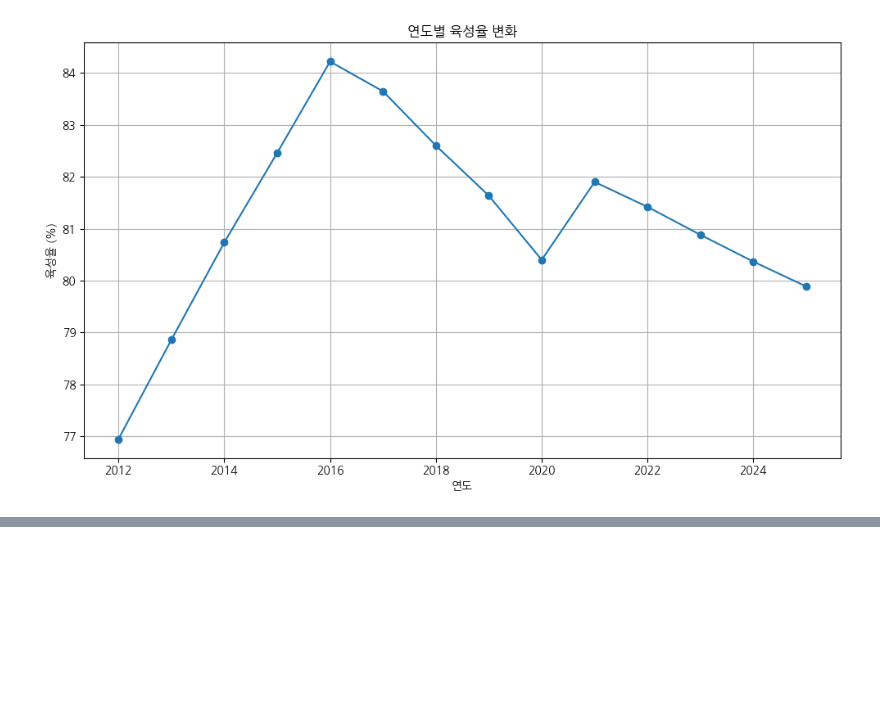
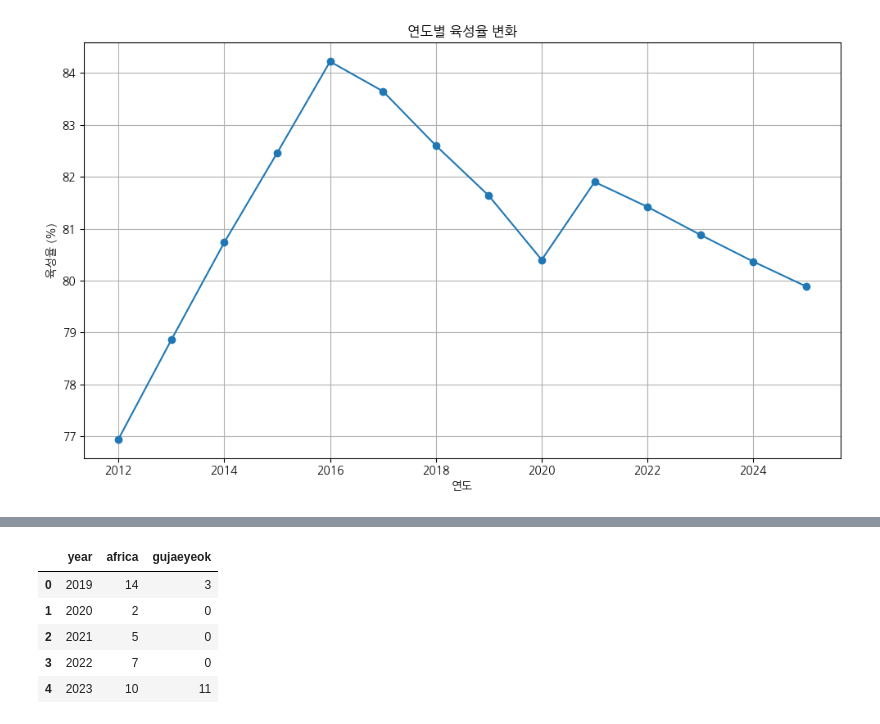
Before and after one commit to leesh0806/pig-management, a Jupyter notebook: analysis/pig_prophet_msy.ipynb, the cells around one changed output, grey strips where cells are left out. Saved outputs shown, nothing was run; the diff lists cells and outputs as text; code cells hidden in the pictures; blank space fills up the shorter version.

```diff
--- a/analysis/pig_prophet_msy.ipynb
+++ b/analysis/pig_prophet_msy.ipynb
@@ -383,0 +384,14 @@ plt.show()
+# %%
+import pandas as pd
+
+disease_number_df = pd.DataFrame(disease_number_result)
+disease_number_df.columns = ['year', 'africa', 'gujaeyeok']
+disease_number_df = disease_number_df.astype(int)
+disease_number_df
+# %% [output]
+|  | year | africa | gujaeyeok |
+| 0 | 2019 | 14 | 3 |
+| 1 | 2020 | 2 | 0 |
+| 2 | 2021 | 5 | 0 |
+| 3 | 2022 | 7 | 0 |
+| 4 | 2023 | 10 | 11 |
```
Also changed, not shown: parts of 8 cells of this notebook, 2 other files.
